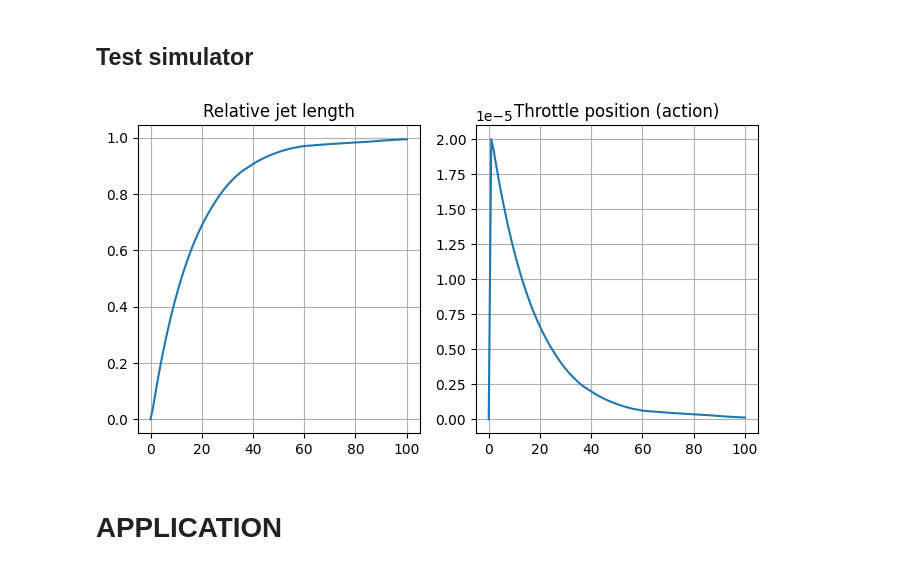
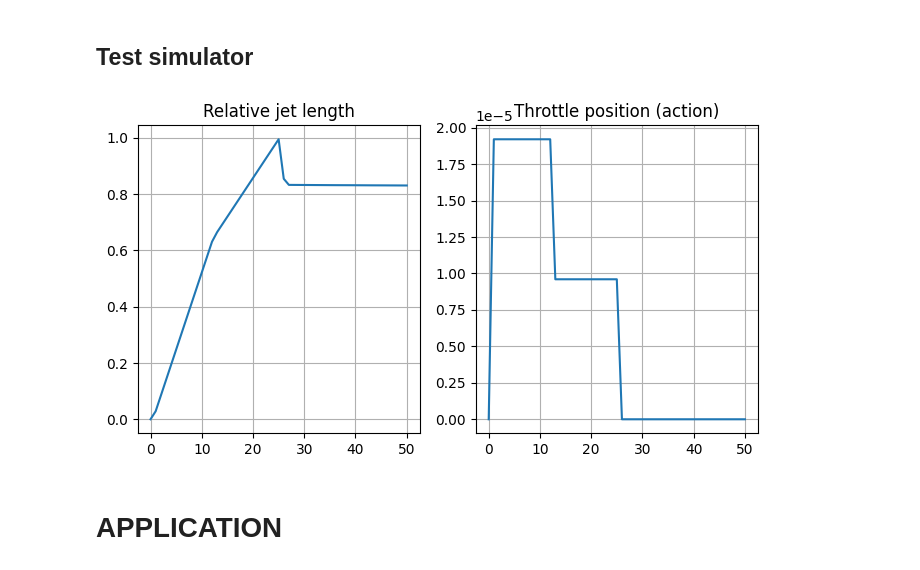
Before and after one commit to mvulf/drop_control, a Jupyter notebook: hydraulic_system.ipynb, the cells around one changed output. Drawn from its saved outputs; the diff is of its cells as text; code cells hidden in the pictures.

```diff
--- a/hydraulic_system.ipynb
+++ b/hydraulic_system.ipynb
@@ -177,7 +177,7 @@ class HydraulicSystem:
     # Policy update time
     dt_update_action = 1.0e-4 # s
     # Max throttle speed
-    v_th_max = 2*(x_th_limits[2] - x_th_limits[0])/dt_update_action # m/s
+    v_th_max = 1*(x_th_limits[2] - x_th_limits[0])/dt_update_action # m/s
 
     m_p: float = 20e-3 # kg
     p_atm: float = 1e5 # Pa
@@ -189,7 +189,7 @@ class HydraulicSystem:
     D_th: float = 200e-6 # Equivalent throttle diameter, m
     D_h: float = 20e-3 # m
     D_t: float = 20e-3 # m
-    D_exit: float = 0.33e-3 # 0.33e-3 # m
+    D_exit: float = .33e-3 # 0.33e-3 # m
     l_exit: float = 8.5e-3 # m
     get_area = lambda D: np.pi*D**2/4 # returns area in [m^2], if input in [m]
     A_h = get_area(D_h)
@@ -492,8 +492,8 @@ class Simulator:
         N_steps: int,
         state_init: np.array,
         step_size: float = 1e-4, # s
-        time_scale_first = 1e-5, # for the first step
-        time_scale_max = 5e-4 # 5e-4, # for the max step in solve_ivp
+        time_scale_first = 1e-9, # for the first step
+        time_scale_max = 1e-4 # 5e-4, # for the max step in solve_ivp
     ):
         self.system = system
         self.N_steps = N_steps
@@ -590,33 +590,39 @@ class Simulator:
 ## Test simulator
 # %%
 system = HydraulicSystem()
-simulator = Simulator(system, N_steps=100, state_init=np.array([1e-3, 0]))
+simulator = Simulator(system, N_steps=50, state_init=np.array([2e-3, 0]))
 
 observations = []
 actions = []
 
 while simulator.step():
     (
         step_idx,
         observation,
         action,
     ) = simulator.get_sim_step_data()
 
-    new_action = np.array([20e-6 * (1 - observation[0])])
+    if simulator.current_step_idx < 13:
+        new_action = np.array([19.2e-6])
+    elif simulator.current_step_idx < 26:
+        new_action = np.array([9.6e-6])
+    else:
+        new_action = np.array([0])
+    # new_action = np.array([20e-6 * (1 - observation[0])])
 
     simulator.set_action(new_action)
     observations.append(observation)
     actions.append(action)
 
 fig, (ax1, ax2) = plt.subplots(nrows=1, ncols=2, figsize=(8,4))
 ax1.plot(np.array(observations)[:,0])
 ax1.grid()
 ax1.set_title('Relative jet length')
 ax2.plot(np.array(actions)[:, 0])
 ax2.grid()
 ax2.set_title('Throttle position (action)');
 # %% [output]
-[figure, old version]
+[figure, new version]
 # %% [markdown]
 # APPLICATION
 # %% [markdown]
```
